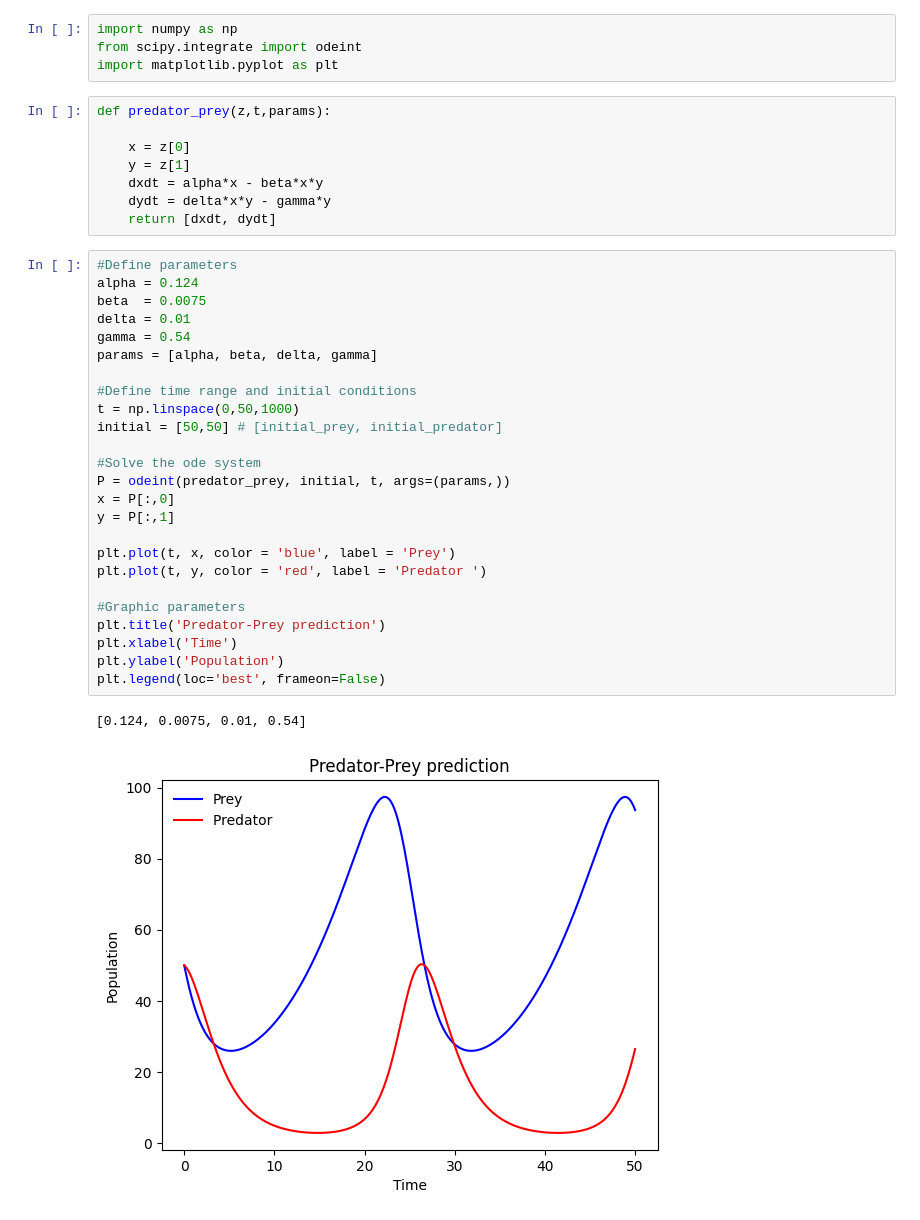
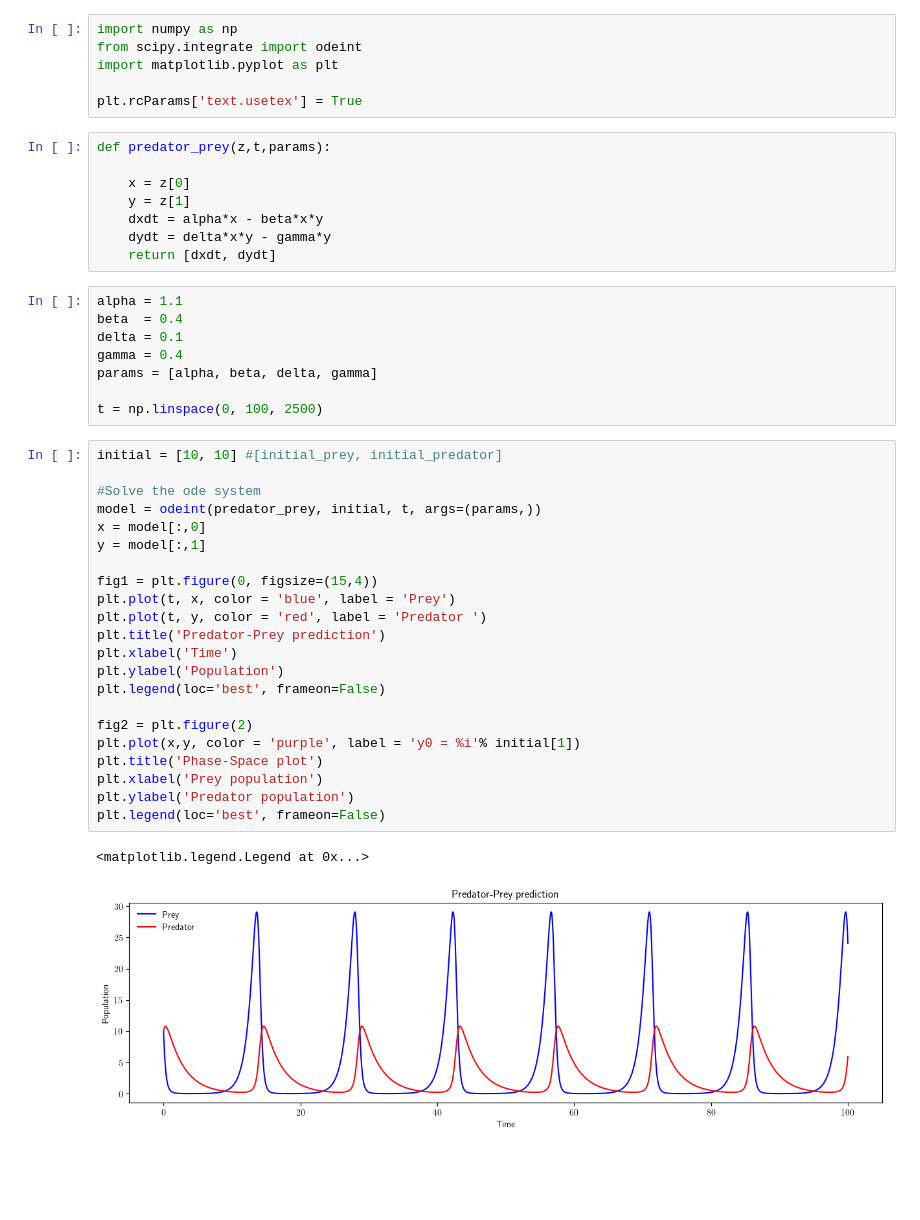
Before and after one commit to willc127/Predator_Prey, a Jupyter notebook: predator_prey.ipynb, the cells around one changed output. Cells and saved outputs as stored; diff of their text form; blank space fills up the shorter version.

Commit message:
Created the graphs

```diff
--- a/predator_prey.ipynb
+++ b/predator_prey.ipynb
@@ -2,6 +2,8 @@
 import numpy as np
 from scipy.integrate import odeint
 import matplotlib.pyplot as plt
+
+plt.rcParams['text.usetex'] = True
 # %%
 def predator_prey(z,t,params):
 
@@ -10,31 +12,36 @@ def predator_prey(z,t,params):
     dxdt = alpha*x - beta*x*y
     dydt = delta*x*y - gamma*y
     return [dxdt, dydt]
+# %%
+alpha = 1.1
+beta  = 0.4
+delta = 0.1
+gamma = 0.4
+params = [alpha, beta, delta, gamma]
+
+t = np.linspace(0, 100, 2500)
 # %%
-#Define parameters
-alpha = 0.124
-beta  = 0.0075
-delta = 0.01
-gamma = 0.54
-params = [alpha, beta, delta, gamma]
-
-#Define time range and initial conditions
-t = np.linspace(0,50,1000)
-initial = [50,50] # [initial_prey, initial_predator]
+initial = [10, 10] #[initial_prey, initial_predator]
 
 #Solve the ode system
-P = odeint(predator_prey, initial, t, args=(params,))
-x = P[:,0]
-y = P[:,1]
+model = odeint(predator_prey, initial, t, args=(params,))
+x = model[:,0]
+y = model[:,1]
 
+fig1 = plt.figure(0, figsize=(15,4))
 plt.plot(t, x, color = 'blue', label = 'Prey')
 plt.plot(t, y, color = 'red', label = 'Predator ')
-
-#Graphic parameters
 plt.title('Predator-Prey prediction')
 plt.xlabel('Time')
 plt.ylabel('Population')
 plt.legend(loc='best', frameon=False)
+
+fig2 = plt.figure(2)
+plt.plot(x,y, color = 'purple', label = 'y0 = %i'% initial[1])
+plt.title('Phase-Space plot')
+plt.xlabel('Prey population')
+plt.ylabel('Predator population')
+plt.legend(loc='best', frameon=False)
 # %% [output]
-[0.124, 0.0075, 0.01, 0.54]
+<matplotlib.legend.Legend at 0x...>
-[figure, old version]
+[figure, new version]
```
Also changed, not shown: parts of 2 cells of this notebook.
